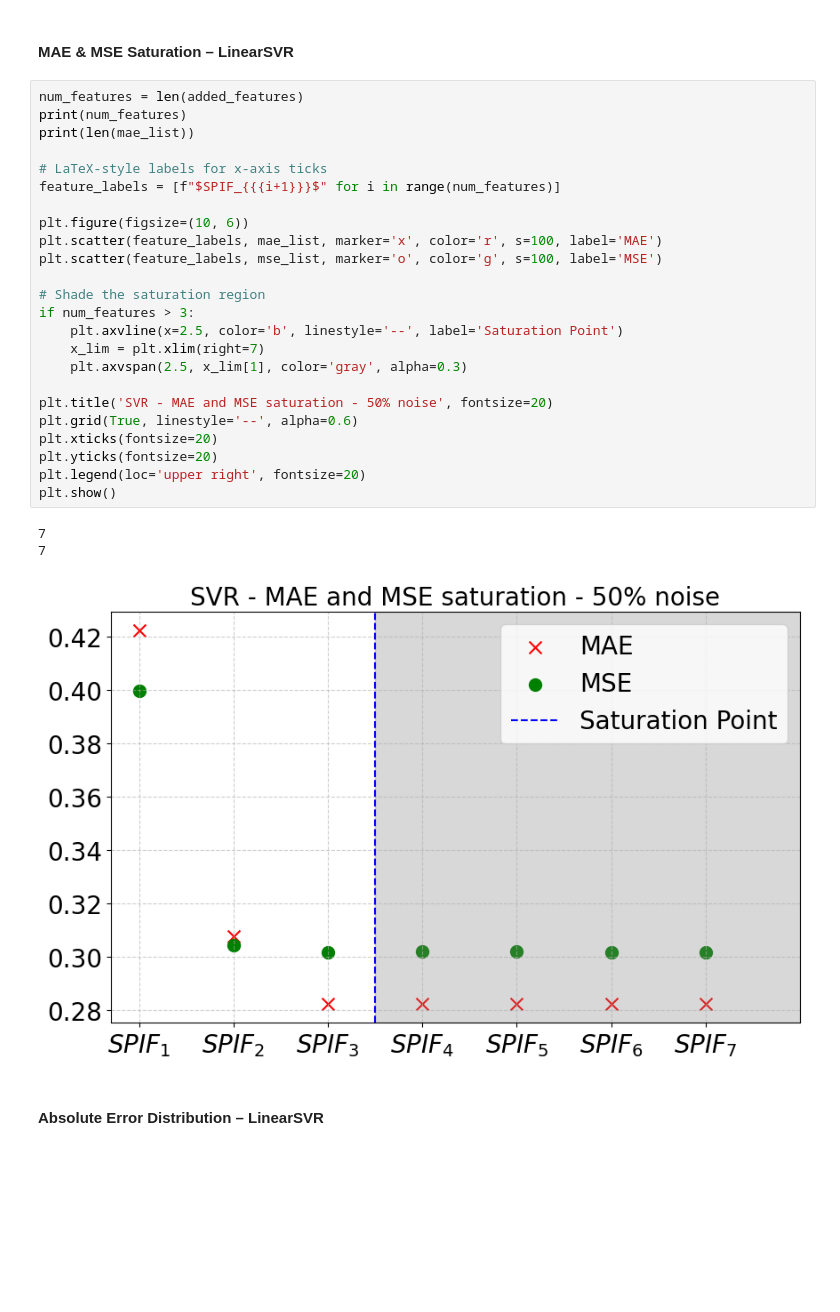
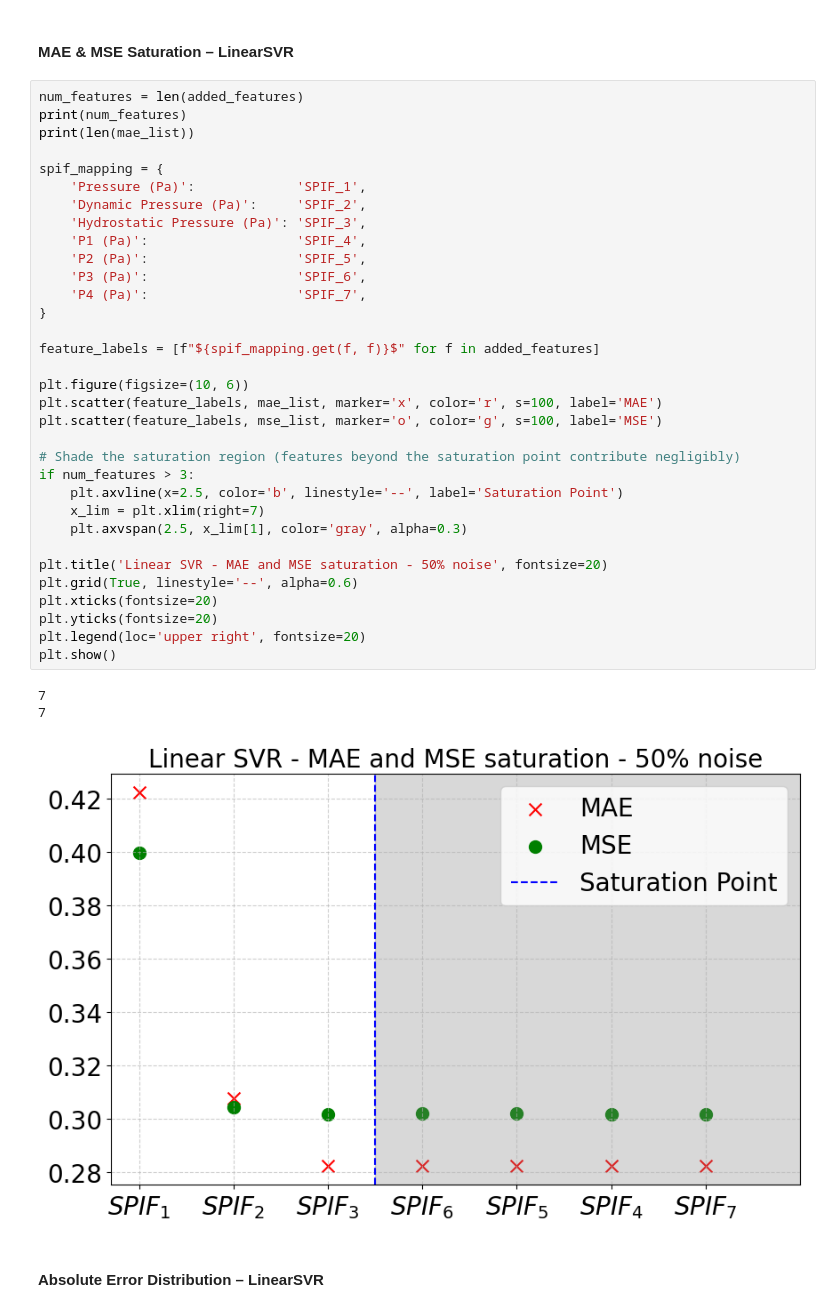
Before and after one commit to margherita-lampani/Physics-Informed-Feature-Maps-for-Kernel-Based-Learning, a Jupyter notebook: regression_bernoulli.ipynb, the cells around one changed output. Saved outputs shown, nothing was run; the diff lists cells and outputs as text; blank space fills up the shorter version.

```diff
--- a/regression_bernoulli.ipynb
+++ b/regression_bernoulli.ipynb
@@ -761,31 +774,40 @@ Alternative original coefficients (weights) [2.5559914718837535, 1.0335169661081
 # %%
 num_features = len(added_features)
 print(num_features)
 print(len(mae_list))
 
-# LaTeX-style labels for x-axis ticks
-feature_labels = [f"$SPIF_{{{i+1}}}$" for i in range(num_features)]
+spif_mapping = {
+    'Pressure (Pa)':             'SPIF_1',
+    'Dynamic Pressure (Pa)':     'SPIF_2',
+    'Hydrostatic Pressure (Pa)': 'SPIF_3',
+    'P1 (Pa)':                   'SPIF_4',
+    'P2 (Pa)':                   'SPIF_5',
+    'P3 (Pa)':                   'SPIF_6',
+    'P4 (Pa)':                   'SPIF_7',
+}
+
+feature_labels = [f"${spif_mapping.get(f, f)}$" for f in added_features]
 
 plt.figure(figsize=(10, 6))
 plt.scatter(feature_labels, mae_list, marker='x', color='r', s=100, label='MAE')
 plt.scatter(feature_labels, mse_list, marker='o', color='g', s=100, label='MSE')
 
-# Shade the saturation region
+# Shade the saturation region (features beyond the saturation point contribute negligibly)
 if num_features > 3:
     plt.axvline(x=2.5, color='b', linestyle='--', label='Saturation Point')
     x_lim = plt.xlim(right=7)
     plt.axvspan(2.5, x_lim[1], color='gray', alpha=0.3)
 
-plt.title('SVR - MAE and MSE saturation - 50% noise', fontsize=20)
+plt.title('Linear SVR - MAE and MSE saturation - 50% noise', fontsize=20)
 plt.grid(True, linestyle='--', alpha=0.6)
 plt.xticks(fontsize=20)
 plt.yticks(fontsize=20)
 plt.legend(loc='upper right', fontsize=20)
 plt.show()
 # %% [output]
 7
 7
-[figure, old version]
+[figure, new version]
 # %% [markdown]
 #### Absolute Error Distribution – LinearSVR
 # %%
```
Also changed, not shown: parts of 16 cells of this notebook, 51 other files.
